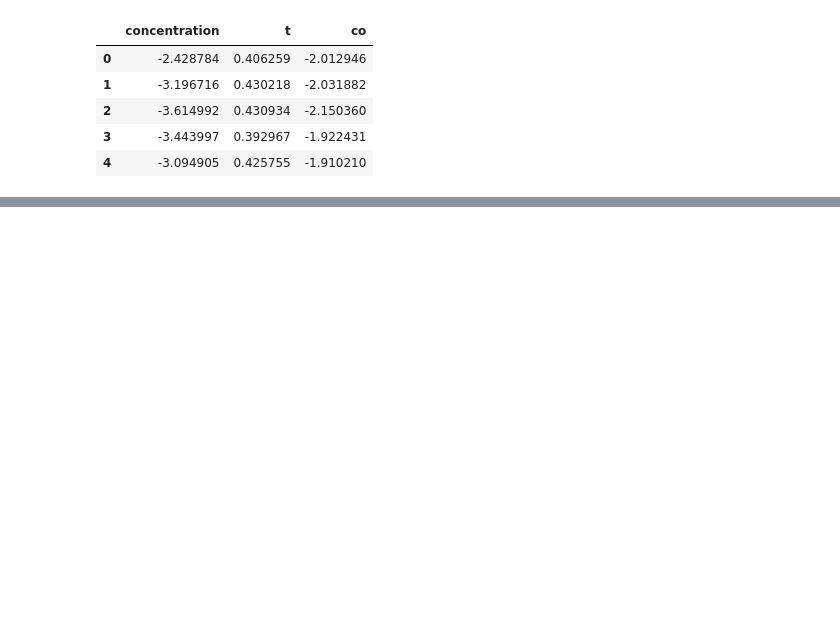
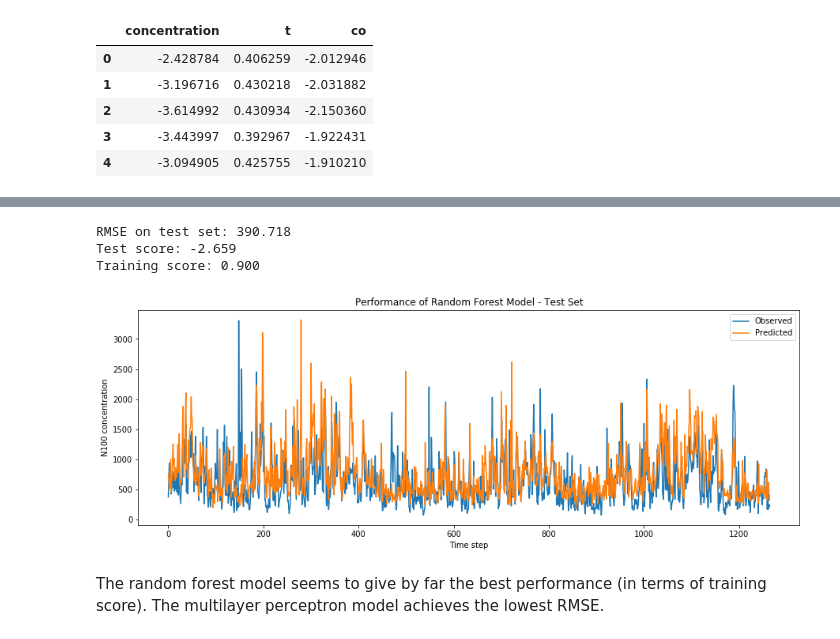
Before and after one commit to ellarauth/aerosol-modeling, a Jupyter notebook: notebooks/explore.ipynb, the cells around one changed output, grey strips where cells are left out. Drawn from its saved outputs; the diff is of its cells as text; code cells hidden in the pictures; blank space fills up the shorter version.

```diff
--- a/notebooks/explore.ipynb
+++ b/notebooks/explore.ipynb
@@ -425,0 +372,15 @@ RMSE on test set: 0.048
+# %%
+# Random Forest
+model = RandomForestRegressor(n_estimators=15).fit(X_train, y_train)
+predictions = model.predict(X_test)
+predictions = rev_trans(predictions)
+
+eval_model(predictions, model)
+plot_results('Random Forest', predictions)
+# %% [output]
+RMSE on test set: 390.718
+Test score: -2.659
+Training score: 0.900
+[figure, added]
+# %% [markdown]
+The random forest model seems to give by far the best performance (in terms of training score). The multilayer perceptron model achieves the lowest RMSE.
```
Also changed, not shown: parts of 31 cells of this notebook.
